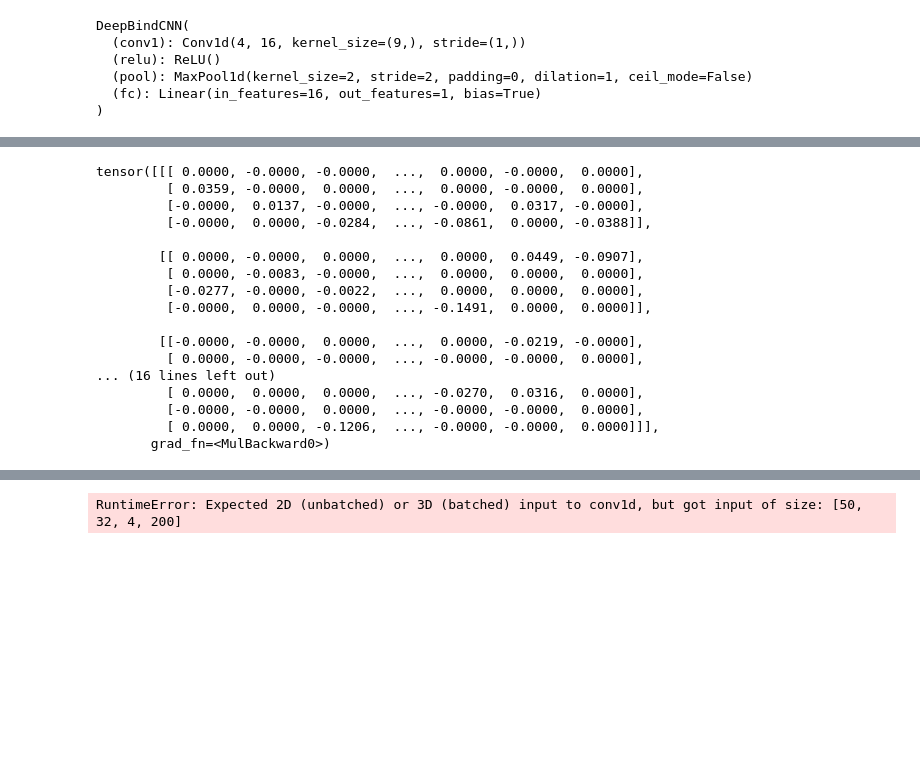
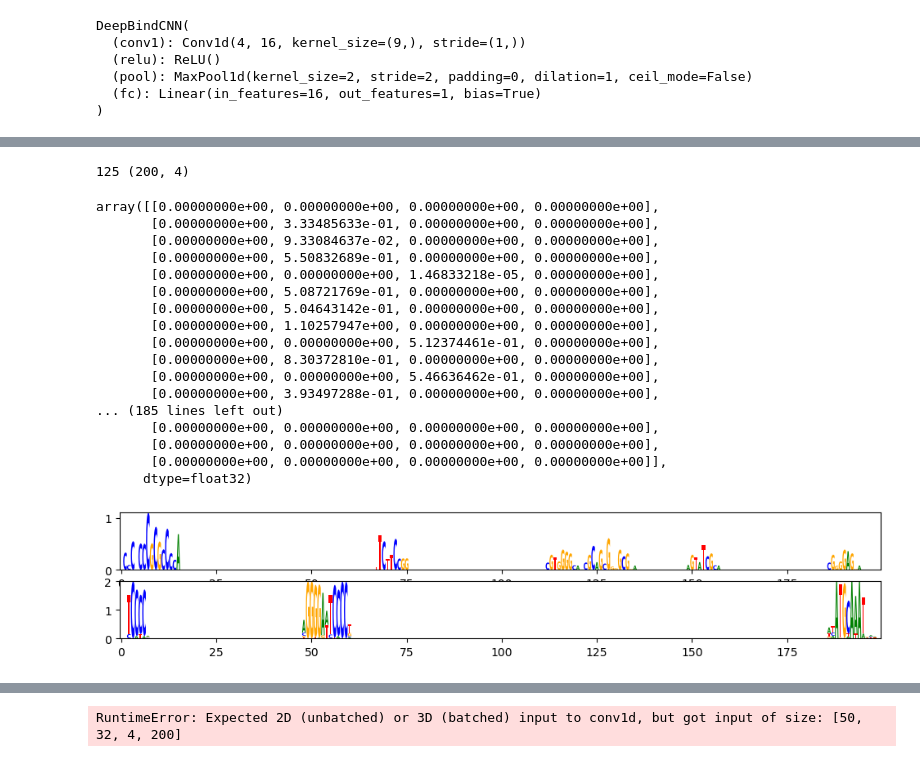
Before and after one commit to rohitkt10/fall_co-op_2023, a Jupyter notebook: experiments/deepbind_synthetic_explain.ipynb, the cells around one changed output, grey strips where cells are left out. Saved outputs shown, nothing was run; the diff lists cells and outputs as text; code cells hidden in the pictures; blank space fills up the shorter version.

```diff
--- a/experiments/deepbind_synthetic_explain.ipynb
+++ b/experiments/deepbind_synthetic_explain.ipynb
@@ -146,27 +125,35 @@ _= Logo(df, ax=ax)
 # %%
-explainer = Explainer(model)
+# get saliency score of complete test dataset
+
 saliency_scores = []
 for inputs, labels in loaders['test']:
     inputs, labels = inputs.to(device), labels.to(device)
-    saliency_scores.append(explainer.saliency_map(inputs))
+    saliency_score = explainer.saliency_map(input_sequence.unsqueeze(0))
+    saliency_score = saliency_score.abs().detach().cpu().numpy()[0].T
+    saliency_scores.append(saliency_score)
 # %%
-len(saliency_scores)
+print(len(saliency_scores), saliency_scores[0].shape)
 (saliency_scores[0])
 # %% [output]
-tensor([[[ 0.0000, -0.0000, -0.0000,  ...,  0.0000, -0.0000,  0.0000],
-         [ 0.0359, -0.0000,  0.0000,  ...,  0.0000, -0.0000,  0.0000],
-         [-0.0000,  0.0137, -0.0000,  ..., -0.0000,  0.0317, -0.0000],
-         [-0.0000,  0.0000, -0.0284,  ..., -0.0861,  0.0000, -0.0388]],
-
-        [[ 0.0000, -0.0000,  0.0000,  ...,  0.0000,  0.0449, -0.0907],
-         [ 0.0000, -0.0083, -0.0000,  ...,  0.0000,  0.0000,  0.0000],
-         [-0.0277, -0.0000, -0.0022,  ...,  0.0000,  0.0000,  0.0000],
-         [-0.0000,  0.0000, -0.0000,  ..., -0.1491,  0.0000,  0.0000]],
-
-        [[-0.0000, -0.0000,  0.0000,  ...,  0.0000, -0.0219, -0.0000],
-         [ 0.0000, -0.0000, -0.0000,  ..., -0.0000, -0.0000,  0.0000],
-... (16 lines left out)
-         [ 0.0000,  0.0000,  0.0000,  ..., -0.0270,  0.0316,  0.0000],
-         [-0.0000, -0.0000,  0.0000,  ..., -0.0000, -0.0000,  0.0000],
-         [ 0.0000,  0.0000, -0.1206,  ..., -0.0000, -0.0000,  0.0000]]],
-       grad_fn=<MulBackward0>)
+125 (200, 4)
+array([[0.00000000e+00, 0.00000000e+00, 0.00000000e+00, 0.00000000e+00],
+       [0.00000000e+00, 3.33485633e-01, 0.00000000e+00, 0.00000000e+00],
+       [0.00000000e+00, 9.33084637e-02, 0.00000000e+00, 0.00000000e+00],
+       [0.00000000e+00, 5.50832689e-01, 0.00000000e+00, 0.00000000e+00],
+       [0.00000000e+00, 0.00000000e+00, 1.46833218e-05, 0.00000000e+00],
+       [0.00000000e+00, 5.08721769e-01, 0.00000000e+00, 0.00000000e+00],
+       [0.00000000e+00, 5.04643142e-01, 0.00000000e+00, 0.00000000e+00],
+       [0.00000000e+00, 1.10257947e+00, 0.00000000e+00, 0.00000000e+00],
+       [0.00000000e+00, 0.00000000e+00, 5.12374461e-01, 0.00000000e+00],
+       [0.00000000e+00, 8.30372810e-01, 0.00000000e+00, 0.00000000e+00],
+       [0.00000000e+00, 0.00000000e+00, 5.46636462e-01, 0.00000000e+00],
+       [0.00000000e+00, 3.93497288e-01, 0.00000000e+00, 0.00000000e+00],
+... (185 lines left out)
+       [0.00000000e+00, 0.00000000e+00, 0.00000000e+00, 0.00000000e+00],
+       [0.00000000e+00, 0.00000000e+00, 0.00000000e+00, 0.00000000e+00],
+       [0.00000000e+00, 0.00000000e+00, 0.00000000e+00, 0.00000000e+00]],
+      dtype=float32)
+# %%
+visualize_saliency_scores(saliency_scores[0], gt_test[0])
+# %% [output]
+[figure, added]
```
Also changed, not shown: parts of 17 cells of this notebook, 2 other files.
